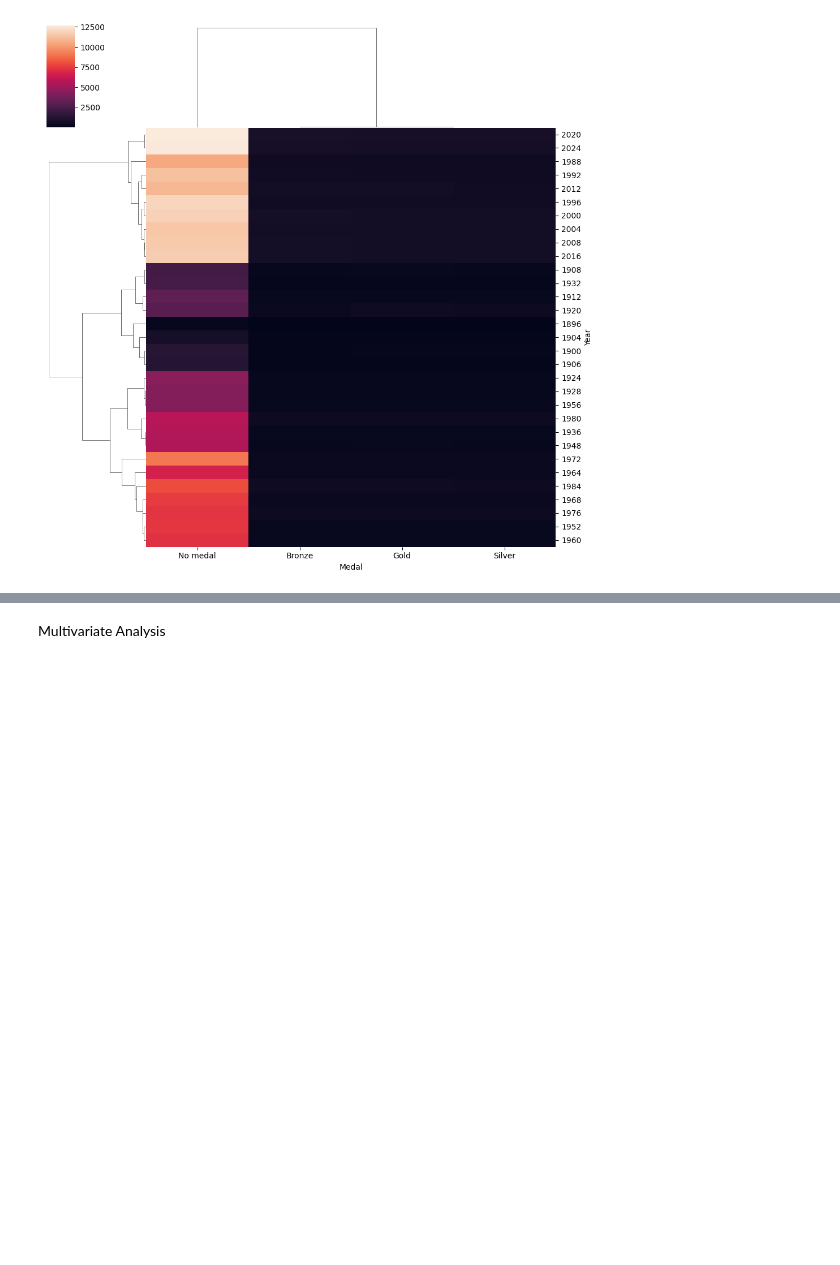
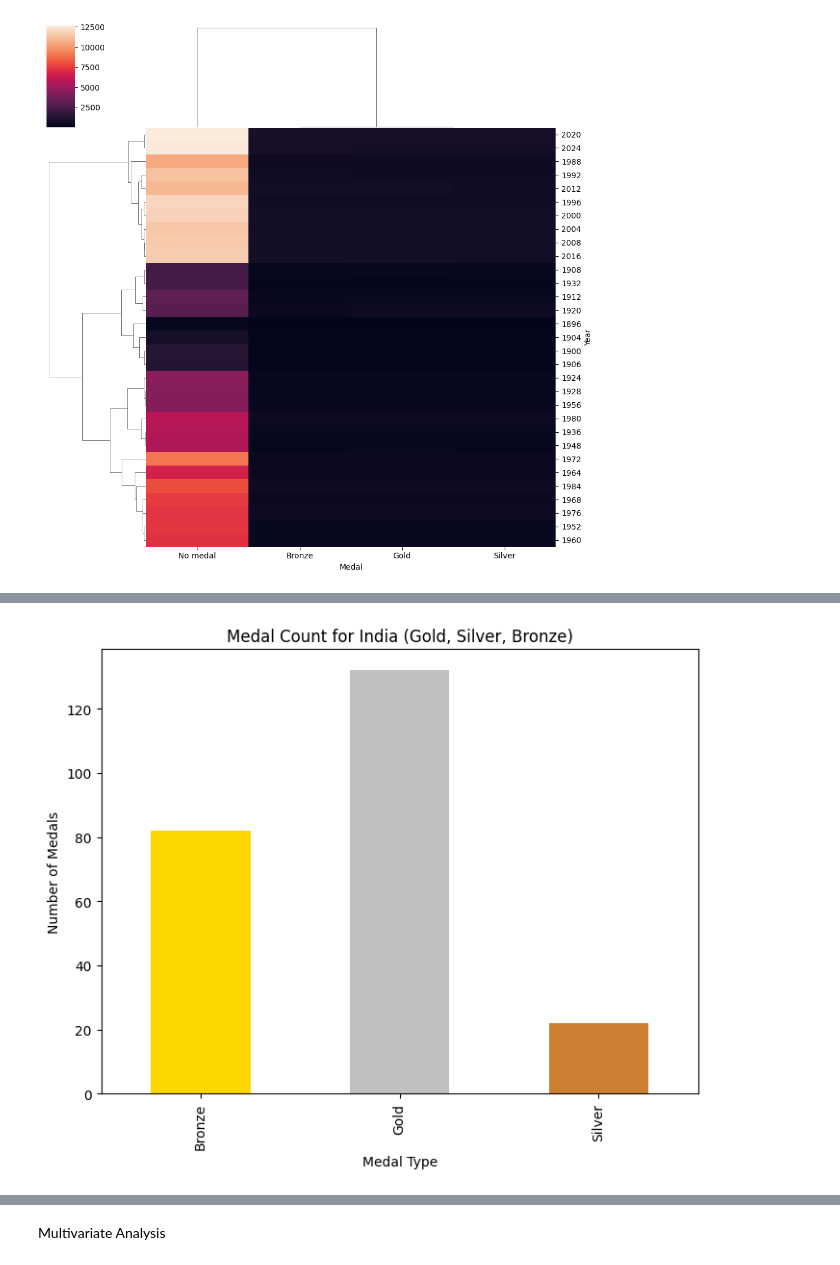
Before and after one commit to PrasoonAZ/ML-Assignment-1-OLympics-Database, a Jupyter notebook: ML_Assignment.ipynb, the cells around one changed output, grey strips where cells are left out. Drawn from its saved outputs; the diff is of its cells as text; code cells hidden in the pictures; blank space fills up the shorter version.

```diff
--- a/ML_Assignment.ipynb
+++ b/ML_Assignment.ipynb
@@ -435,3 +437,6 @@ sns.clustermap(pd.crosstab(df_olympics['Year'], df_olympics['Medal']))
 # %% [output]
 <seaborn.matrix.ClusterGrid at 0x...>
 [figure]
+# %%
+india_medals = df_olympics[(df_olympics['Team'] == 'India') & (df_olympics['Medal'] != 'No medal')]
+india_medals
@@ -437,0 +457,3 @@ sns.clustermap(pd.crosstab(df_olympics['Year'], df_olympics['Medal']))
+# %%
+india_medal_count = india_medals.groupby('Medal').size()
+print(india_medal_count)
@@ -437,0 +488,10 @@ sns.clustermap(pd.crosstab(df_olympics['Year'], df_olympics['Medal']))
+# %%
+plt.figure(figsize=(8, 6))
+colors = {'Gold': 'gold', 'Silver': 'silver', 'Bronze': '#cd7f32'}
+india_medal_count.plot(kind='bar', color=[colors['Gold'], colors['Silver'], colors['Bronze']])
+plt.title('Medal Count for India (Gold, Silver, Bronze)')
+plt.ylabel('Number of Medals')
+plt.xlabel('Medal Type')
+plt.show()
+# %% [output]
+[figure, added]
```
Also changed, not shown: parts of 8 cells of this notebook.
